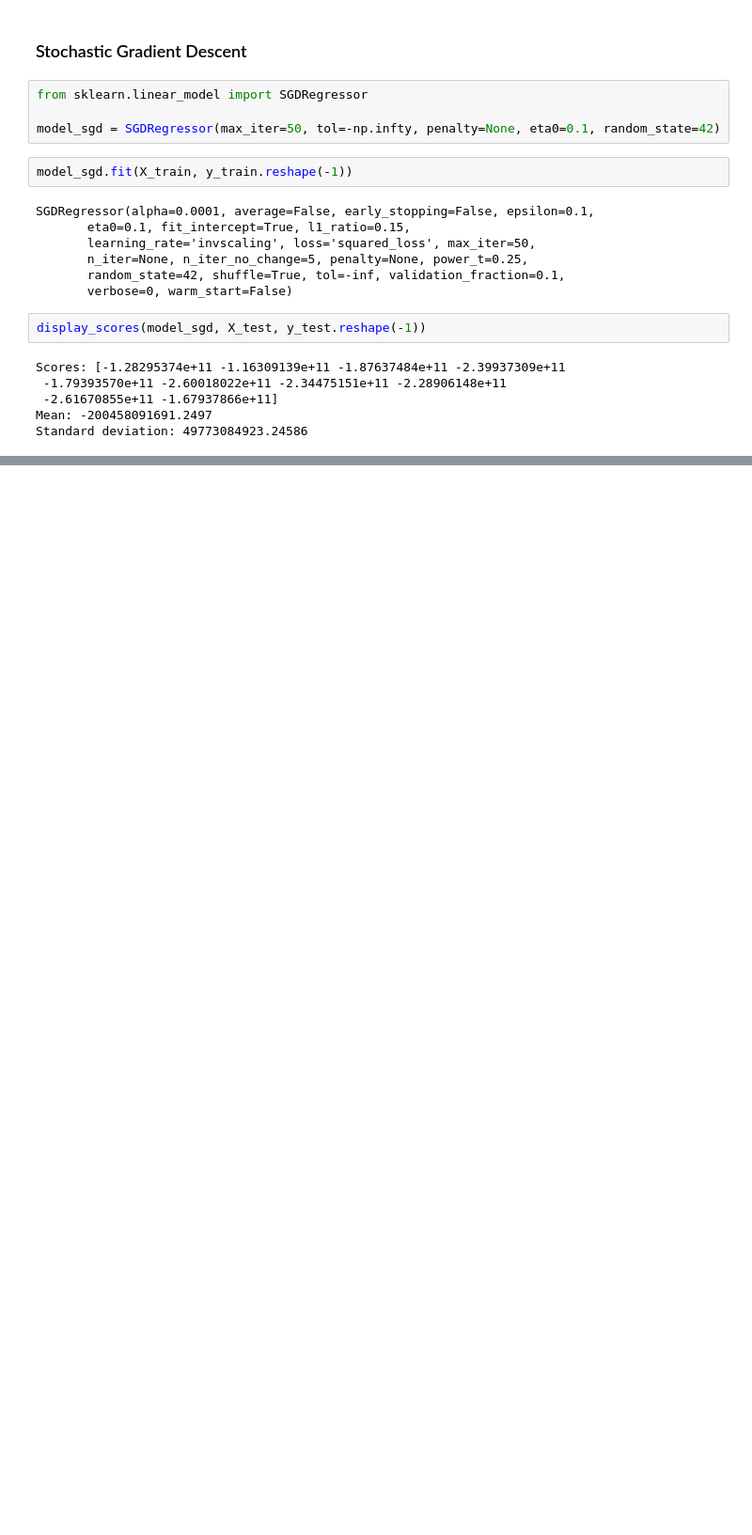
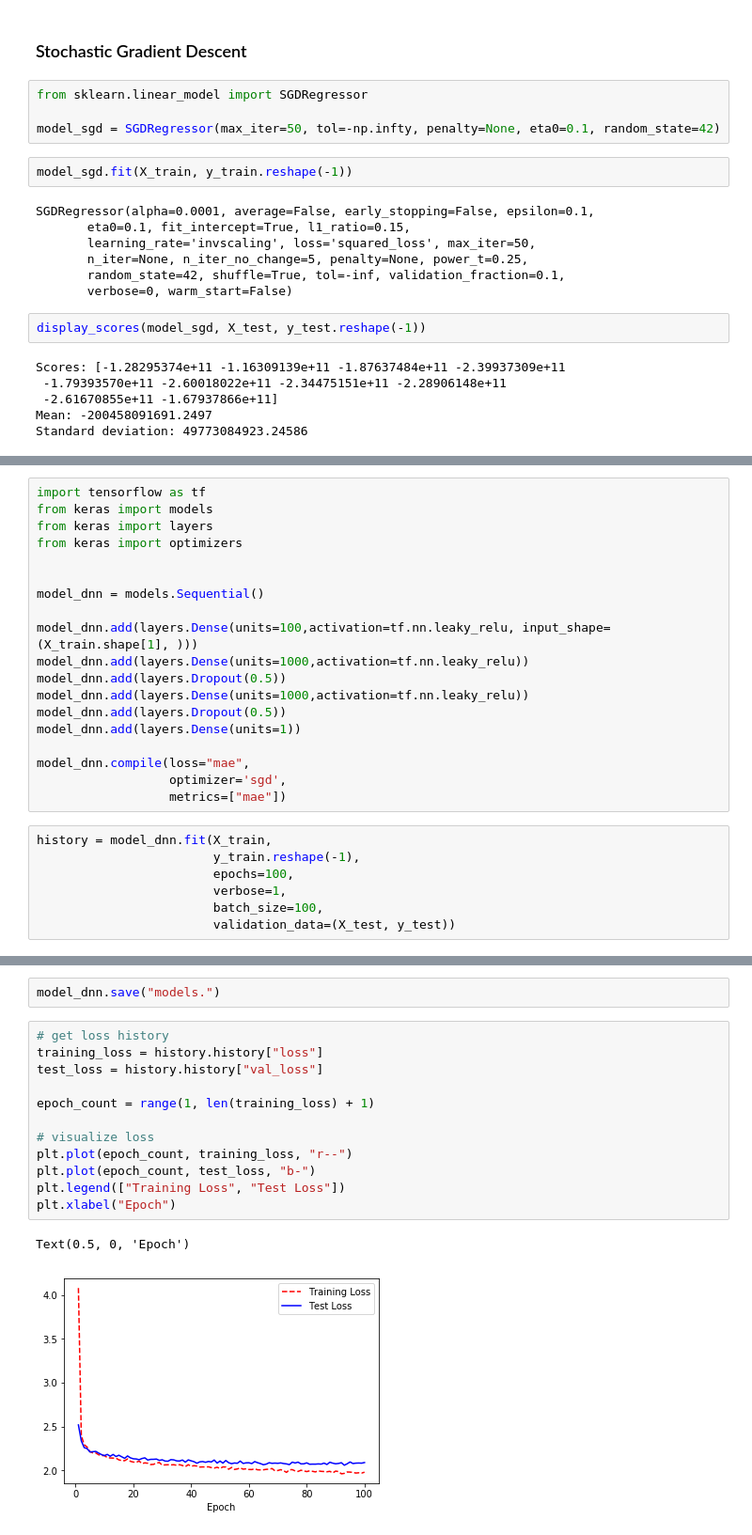
Before and after one commit to polmonroig/earthquake_prediction, a Jupyter notebook: main_kernel.ipynb, the cells around one changed output, grey strips where cells are left out. Shown at 94% size. Drawn from its saved outputs; the diff is of its cells as text; blank space fills up the shorter version.

Commit message:
Create new keras DNN

```diff
--- a/main_kernel.ipynb
+++ b/main_kernel.ipynb
@@ -550,0 +526,26 @@ mean_absolute_error(y_test, [p['predictions'][0] for p in y_pred])
+# %%
+import tensorflow as tf
+from keras import models
+from keras import layers
+from keras import optimizers
+
+
+model_dnn = models.Sequential()
+
+model_dnn.add(layers.Dense(units=100,activation=tf.nn.leaky_relu, input_shape=(X_train.shape[1], )))
+model_dnn.add(layers.Dense(units=1000,activation=tf.nn.leaky_relu))
+model_dnn.add(layers.Dropout(0.5))
+model_dnn.add(layers.Dense(units=1000,activation=tf.nn.leaky_relu))
+model_dnn.add(layers.Dropout(0.5))
+model_dnn.add(layers.Dense(units=1))
+
+model_dnn.compile(loss="mae",
+                  optimizer='sgd',
+                  metrics=["mae"])
+# %%
+history = model_dnn.fit(X_train,
+                        y_train.reshape(-1),
+                        epochs=100,
+                        verbose=1,
+                        batch_size=100,
+                        validation_data=(X_test, y_test))
@@ -550,0 +570,17 @@ mean_absolute_error(y_test, [p['predictions'][0] for p in y_pred])
+# %%
+model_dnn.save("models.")
+# %%
+# get loss history
+training_loss = history.history["loss"]
+test_loss = history.history["val_loss"]
+
+epoch_count = range(1, len(training_loss) + 1)
+
+# visualize loss
+plt.plot(epoch_count, training_loss, "r--")
+plt.plot(epoch_count, test_loss, "b-")
+plt.legend(["Training Loss", "Test Loss"])
+plt.xlabel("Epoch")
+# %% [output]
+Text(0.5, 0, 'Epoch')
+[figure, added]
```
Also changed, not shown: parts of 31 cells of this notebook, 3 other files.
